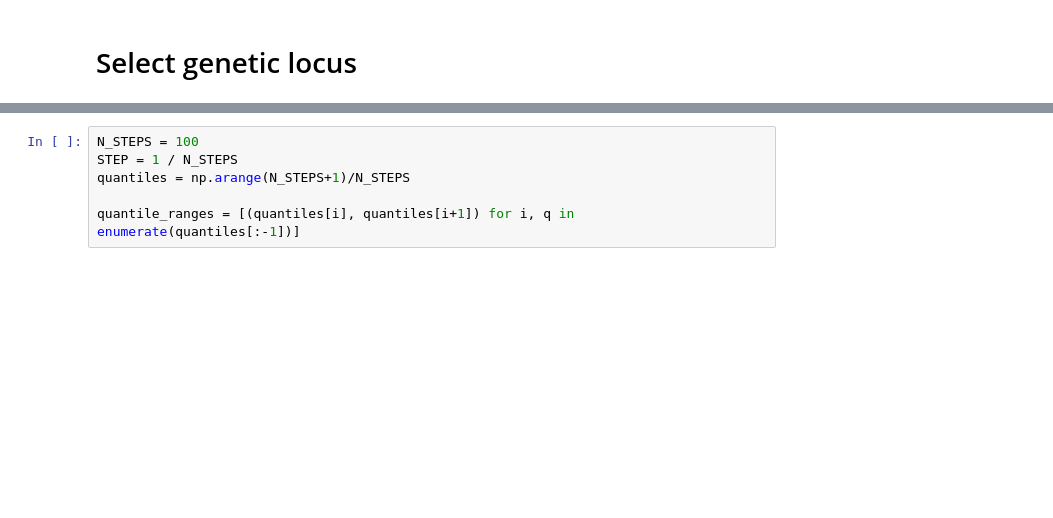
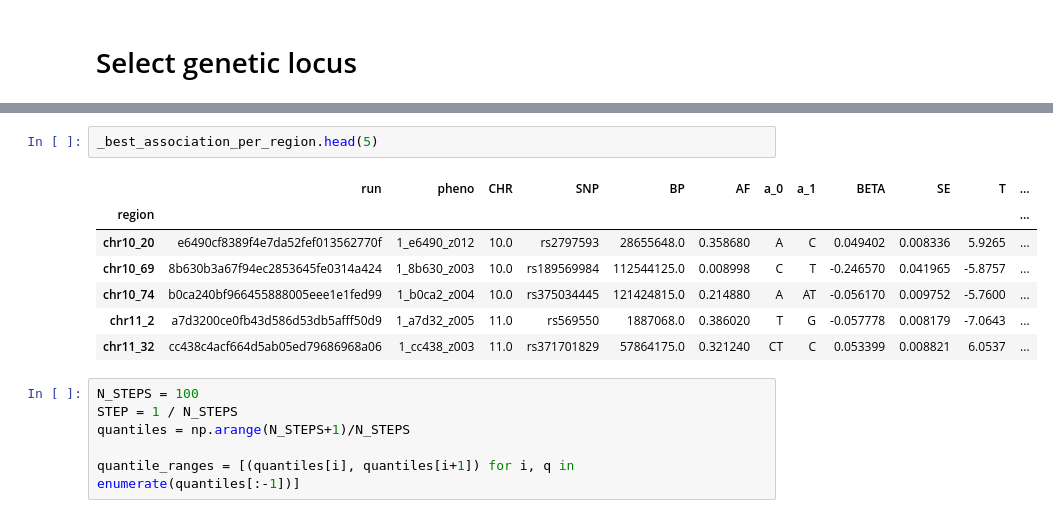
Before and after one commit to ccmim/CardiacUPE, a Jupyter notebook: z_effect_on_shape.ipynb, the cells around one changed output, grey strips where cells are left out. Cells and saved outputs as stored; diff of their text form; blank space fills up the shorter version.

```diff
--- a/z_effect_on_shape.ipynb
+++ b/z_effect_on_shape.ipynb
@@ -189,3 +123,13 @@ _best_association_per_region = best_association_per_region.set_index("region")
+# %%
+_best_association_per_region.head(5)
+# %% [output]
+|  | run | pheno | CHR | SNP | BP | AF | a_0 | a_1 | BETA | SE | T | ... |
+| region |  |  |  |  |  |  |  |  |  |  |  | ... |
+| chr10_20 | e6490cf8389f4e7da52fef013562770f | 1_e6490_z012 | 10.0 | rs2797593 | 28655648.0 | 0.358680 | A | C | 0.049402 | 0.008336 | 5.9265 | ... |
+| chr10_69 | 8b630b3a67f94ec2853645fe0314a424 | 1_8b630_z003 | 10.0 | rs189569984 | 112544125.0 | 0.008998 | C | T | -0.246570 | 0.041965 | -5.8757 | ... |
+| chr10_74 | b0ca240bf966455888005eee1e1fed99 | 1_b0ca2_z004 | 10.0 | rs375034445 | 121424815.0 | 0.214880 | A | AT | -0.056170 | 0.009752 | -5.7600 | ... |
+| chr11_2 | a7d3200ce0fb43d586d53db5afff50d9 | 1_a7d32_z005 | 11.0 | rs569550 | 1887068.0 | 0.386020 | T | G | -0.057778 | 0.008179 | -7.0643 | ... |
+| chr11_32 | cc438c4acf664d5ab05ed79686968a06 | 1_cc438_z003 | 11.0 | rs371701829 | 57864175.0 | 0.321240 | CT | C | 0.053399 | 0.008821 | 6.0537 | ... |
 # %%
 N_STEPS = 100
 STEP = 1 / N_STEPS
```
Also changed, not shown: parts of 26 cells of this notebook, 1 other file.
